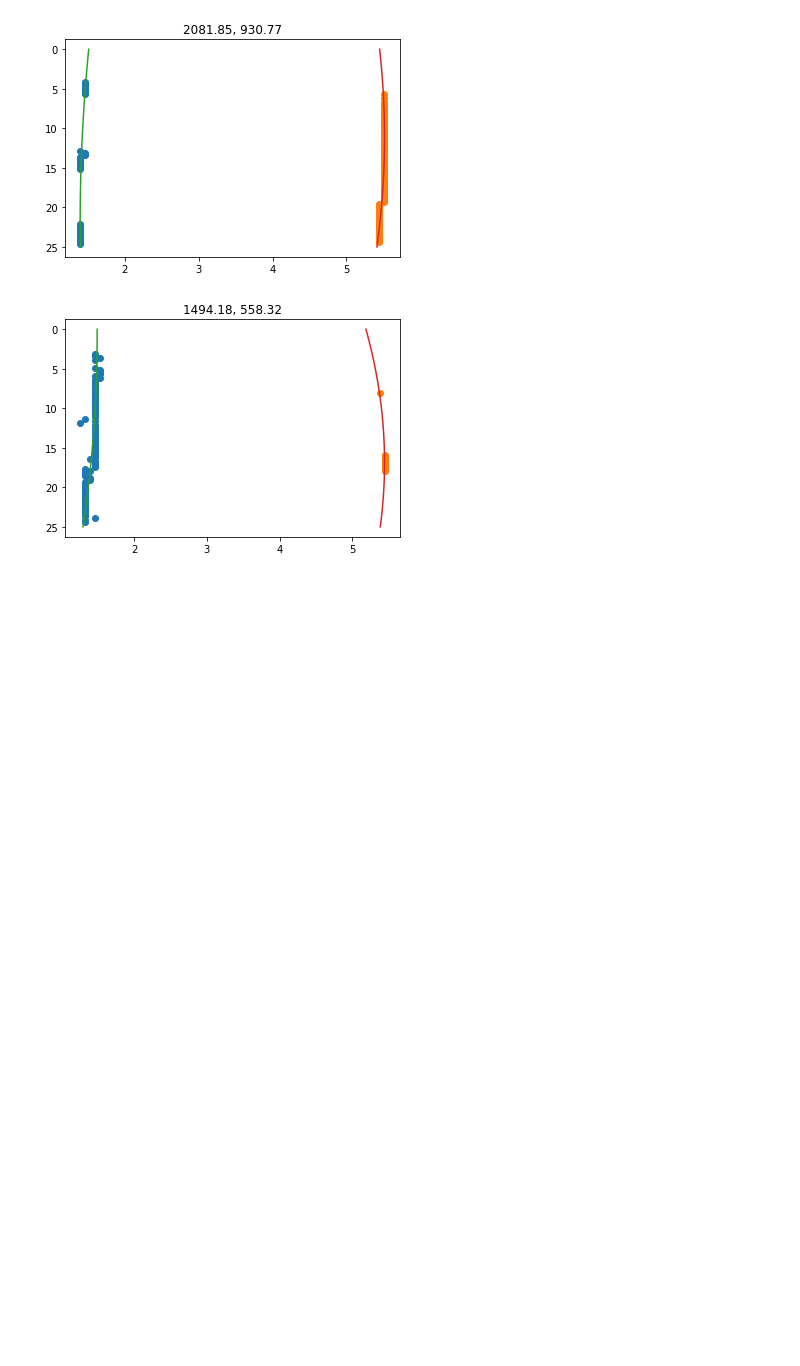
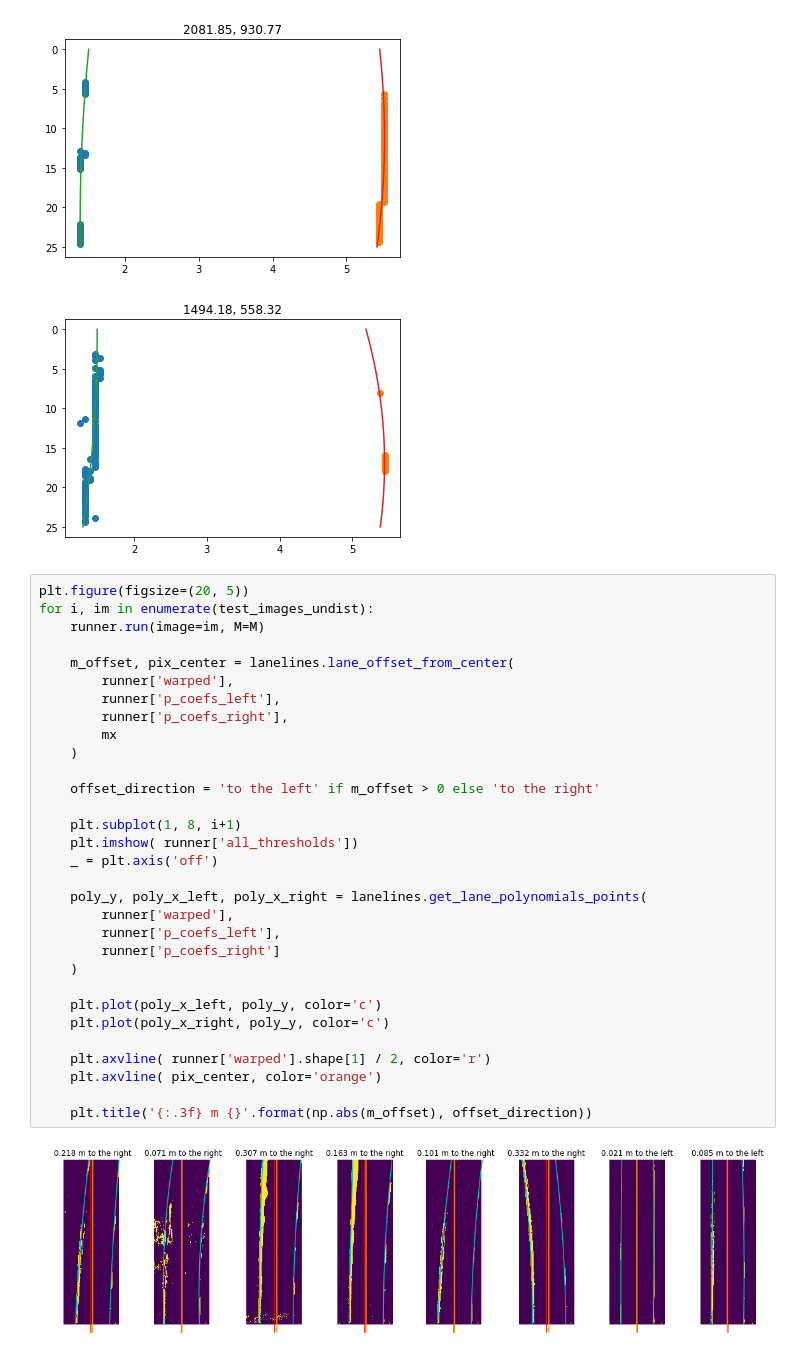
Before and after one commit to semeniuta/CarND-Advanced-Lane-Lines, a Jupyter notebook: 12_more_curvature.ipynb, the cells around one changed output. Cells and saved outputs as stored; diff of their text form; blank space fills up the shorter version.

Commit message:
Implementation of offset from center measurement

```diff
--- a/12_more_curvature.ipynb
+++ b/12_more_curvature.ipynb
@@ -108,3 +108,36 @@ Approach 2:  1494.17568019 558.317906438
 [figure]
 [figure]
 [figure]
+# %%
+plt.figure(figsize=(20, 5))
+for i, im in enumerate(test_images_undist):
+    runner.run(image=im, M=M)
+
+    m_offset, pix_center = lanelines.lane_offset_from_center(
+        runner['warped'],
+        runner['p_coefs_left'],
+        runner['p_coefs_right'],
+        mx
+    )
+
+    offset_direction = 'to the left' if m_offset > 0 else 'to the right'
+
+    plt.subplot(1, 8, i+1)
+    plt.imshow( runner['all_thresholds'])
+    _ = plt.axis('off')
+
+    poly_y, poly_x_left, poly_x_right = lanelines.get_lane_polynomials_points(
+        runner['warped'],
+        runner['p_coefs_left'],
+        runner['p_coefs_right']
+    )
+
+    plt.plot(poly_x_left, poly_y, color='c')
+    plt.plot(poly_x_right, poly_y, color='c')
+
+    plt.axvline( runner['warped'].shape[1] / 2, color='r')
+    plt.axvline( pix_center, color='orange')
+
+    plt.title('{:.3f} m {}'.format(np.abs(m_offset), offset_direction))
+# %% [output]
+[figure, added]
```
Also changed, not shown: parts of 1 cell of this notebook, 3 other files.
